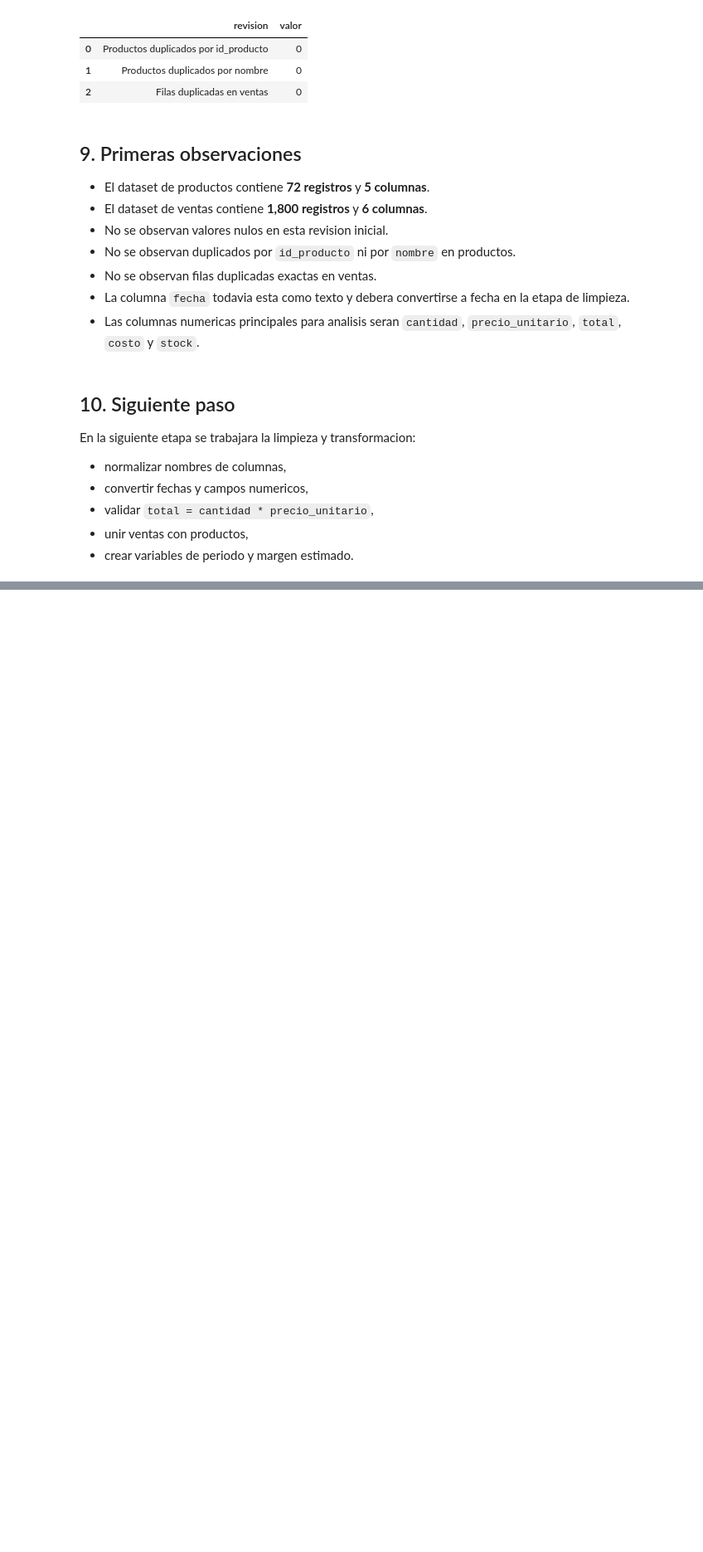
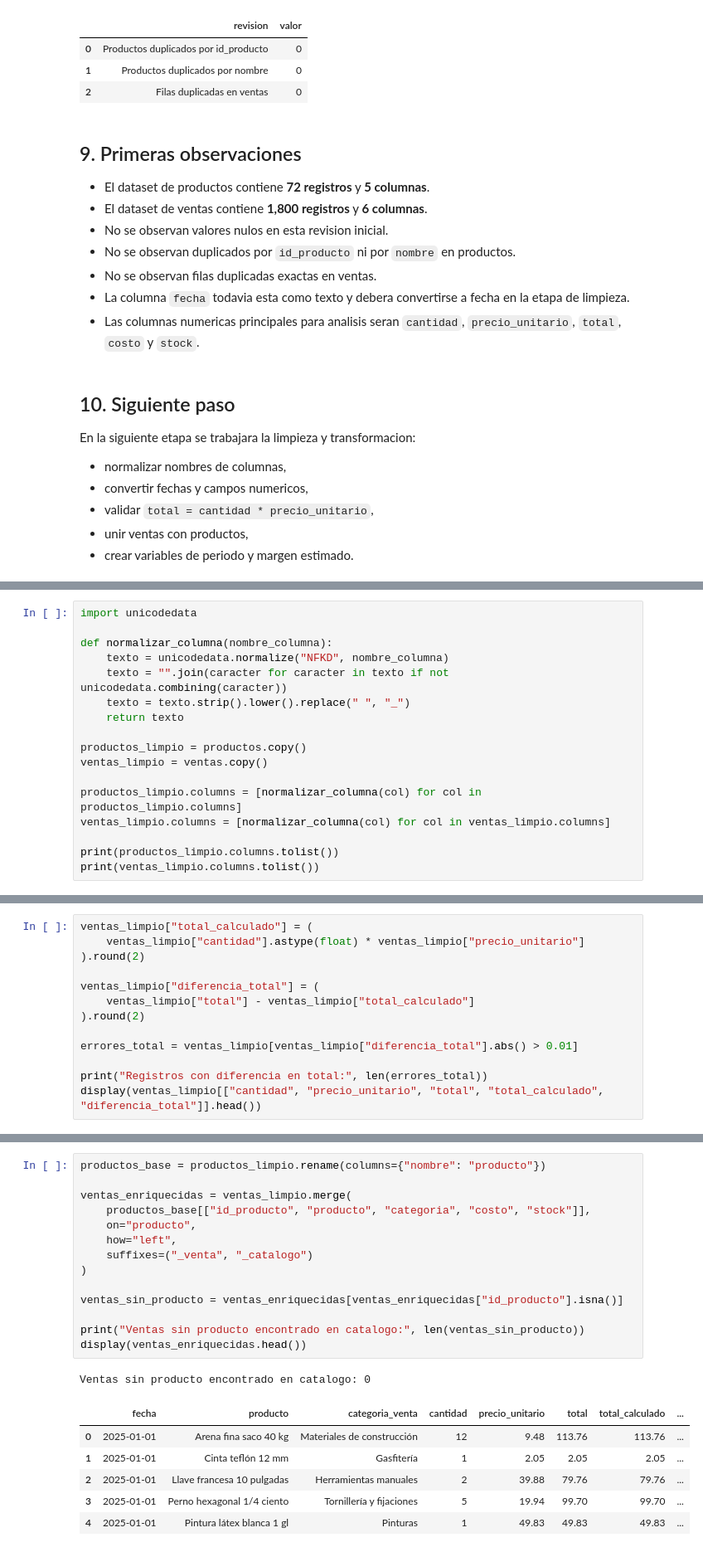
Before and after one commit to OJ-Edelsonn/mini-proyecto-analisis-datos-python, a Jupyter notebook: notebooks/analisis_datos_ferreteria.ipynb, the cells around one changed output, grey strips where cells are left out. Shown at 83% size. Cells and saved outputs as stored; diff of their text form; blank space fills up the shorter version.

```diff
--- a/notebooks/analisis_datos_ferreteria.ipynb
+++ b/notebooks/analisis_datos_ferreteria.ipynb
@@ -174,0 +186,17 @@ En la siguiente etapa se trabajara la limpieza y transformacion:
+# %%
+import unicodedata
+
+def normalizar_columna(nombre_columna):
+    texto = unicodedata.normalize("NFKD", nombre_columna)
+    texto = "".join(caracter for caracter in texto if not unicodedata.combining(caracter))
+    texto = texto.strip().lower().replace(" ", "_")
+    return texto
+
+productos_limpio = productos.copy()
+ventas_limpio = ventas.copy()
+
+productos_limpio.columns = [normalizar_columna(col) for col in productos_limpio.columns]
+ventas_limpio.columns = [normalizar_columna(col) for col in ventas_limpio.columns]
+
+print(productos_limpio.columns.tolist())
+print(ventas_limpio.columns.tolist())
@@ -174,0 +253,13 @@ En la siguiente etapa se trabajara la limpieza y transformacion:
+# %%
+ventas_limpio["total_calculado"] = (
+    ventas_limpio["cantidad"].astype(float) * ventas_limpio["precio_unitario"]
+).round(2)
+
+ventas_limpio["diferencia_total"] = (
+    ventas_limpio["total"] - ventas_limpio["total_calculado"]
+).round(2)
+
+errores_total = ventas_limpio[ventas_limpio["diferencia_total"].abs() > 0.01]
+
+print("Registros con diferencia en total:", len(errores_total))
+display(ventas_limpio[["cantidad", "precio_unitario", "total", "total_calculado", "diferencia_total"]].head())
@@ -174,0 +278,22 @@ En la siguiente etapa se trabajara la limpieza y transformacion:
+# %%
+productos_base = productos_limpio.rename(columns={"nombre": "producto"})
+
+ventas_enriquecidas = ventas_limpio.merge(
+    productos_base[["id_producto", "producto", "categoria", "costo", "stock"]],
+    on="producto",
+    how="left",
+    suffixes=("_venta", "_catalogo")
+)
+
+ventas_sin_producto = ventas_enriquecidas[ventas_enriquecidas["id_producto"].isna()]
+
+print("Ventas sin producto encontrado en catalogo:", len(ventas_sin_producto))
+display(ventas_enriquecidas.head())
+# %% [output]
+Ventas sin producto encontrado en catalogo: 0
+|  | fecha | producto | categoria_venta | cantidad | precio_unitario | total | total_calculado | ... |
+| 0 | 2025-01-01 | Arena fina saco 40 kg | Materiales de construcción | 12 | 9.48 | 113.76 | 113.76 | ... |
+| 1 | 2025-01-01 | Cinta teflón 12 mm | Gasfitería | 1 | 2.05 | 2.05 | 2.05 | ... |
+| 2 | 2025-01-01 | Llave francesa 10 pulgadas | Herramientas manuales | 2 | 39.88 | 79.76 | 79.76 | ... |
+| 3 | 2025-01-01 | Perno hexagonal 1/4 ciento | Tornillería y fijaciones | 5 | 19.94 | 99.70 | 99.70 | ... |
+| 4 | 2025-01-01 | Pintura látex blanca 1 gl | Pinturas | 1 | 49.83 | 49.83 | 49.83 | ... |
```
Also changed, not shown: parts of 14 cells of this notebook, 3 other files.
